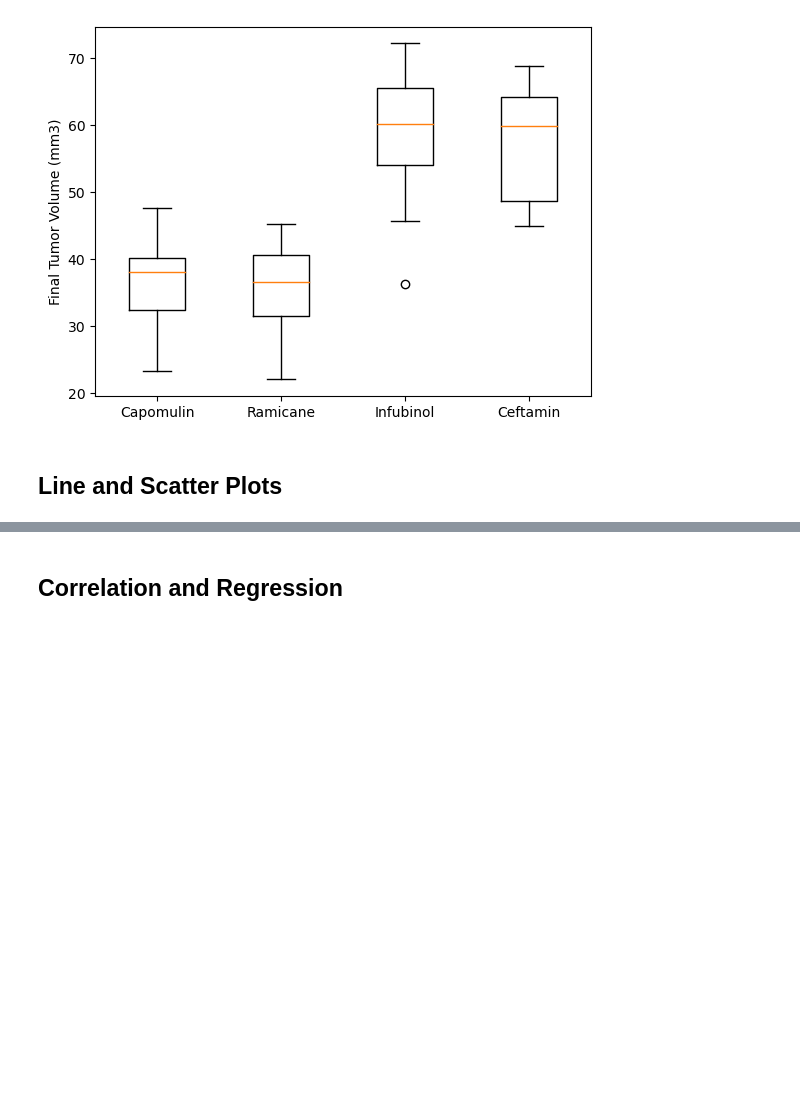
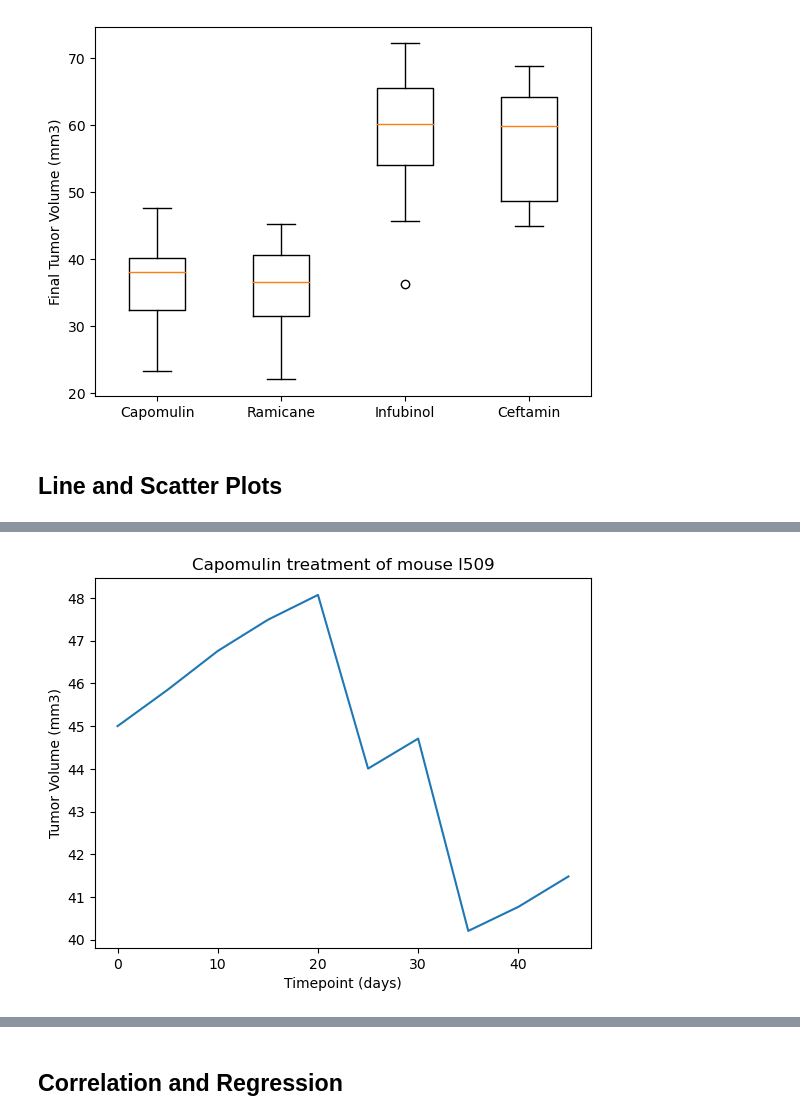
Before and after one commit to tsbarr/matplotlib-challenge, a Jupyter notebook: Pymaceuticals/pymaceuticals_analysis_tsbarr.ipynb, the cells around one changed output, grey strips where cells are left out. Saved outputs shown, nothing was run; the diff lists cells and outputs as text; code cells hidden in the pictures; blank space fills up the shorter version.

```diff
--- a/Pymaceuticals/pymaceuticals_analysis_tsbarr.ipynb
+++ b/Pymaceuticals/pymaceuticals_analysis_tsbarr.ipynb
@@ -325,3 +325,14 @@ plt.show()
 ## Line and Scatter Plots
 # %%
 # Generate a line plot of tumor volume vs. time point for a single mouse treated with Capomulin
+# using: mouse l509
+
+mouse_l509_df = (clean_data
+    .copy()
+    .loc[
+        clean_data['Mouse ID'] == 'l509',
+        ['Mouse ID', 'Drug Regimen','Timepoint', 'Tumor Volume (mm3)']
+    ]
+)
+
+mouse_l509_df
@@ -328,2 +351,16 @@ plt.show()
+# %%
+# https://datatofish.com/line-chart-python-matplotlib/
+
+plt.plot(
+    mouse_l509_df['Timepoint'],
+    mouse_l509_df['Tumor Volume (mm3)']
+)
+plt.xlabel('Timepoint (days)')
+plt.ylabel('Tumor Volume (mm3)')
+plt.title('Capomulin treatment of mouse l509')
+
+plt.show()
+# %% [output]
+[figure, added]
 # %%
 # Generate a scatter plot of mouse weight vs. the average observed tumor volume for the entire Capomulin regimen
```
Also changed, not shown: parts of 3 cells of this notebook.
